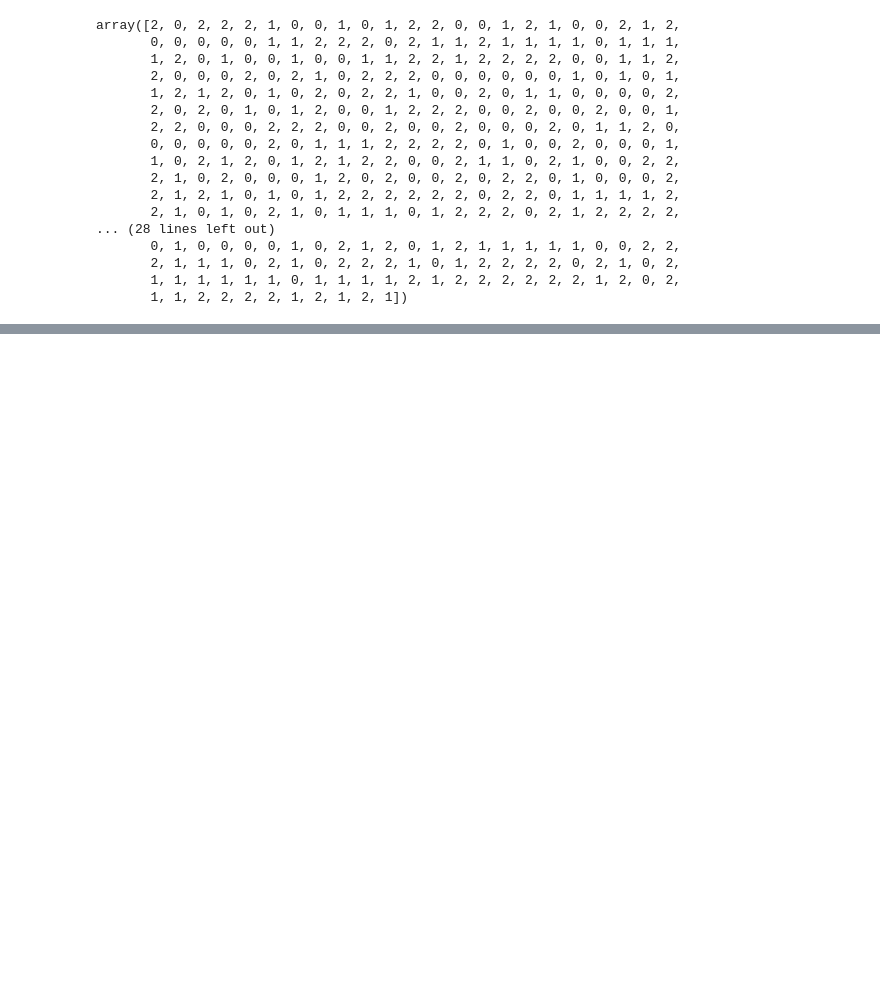
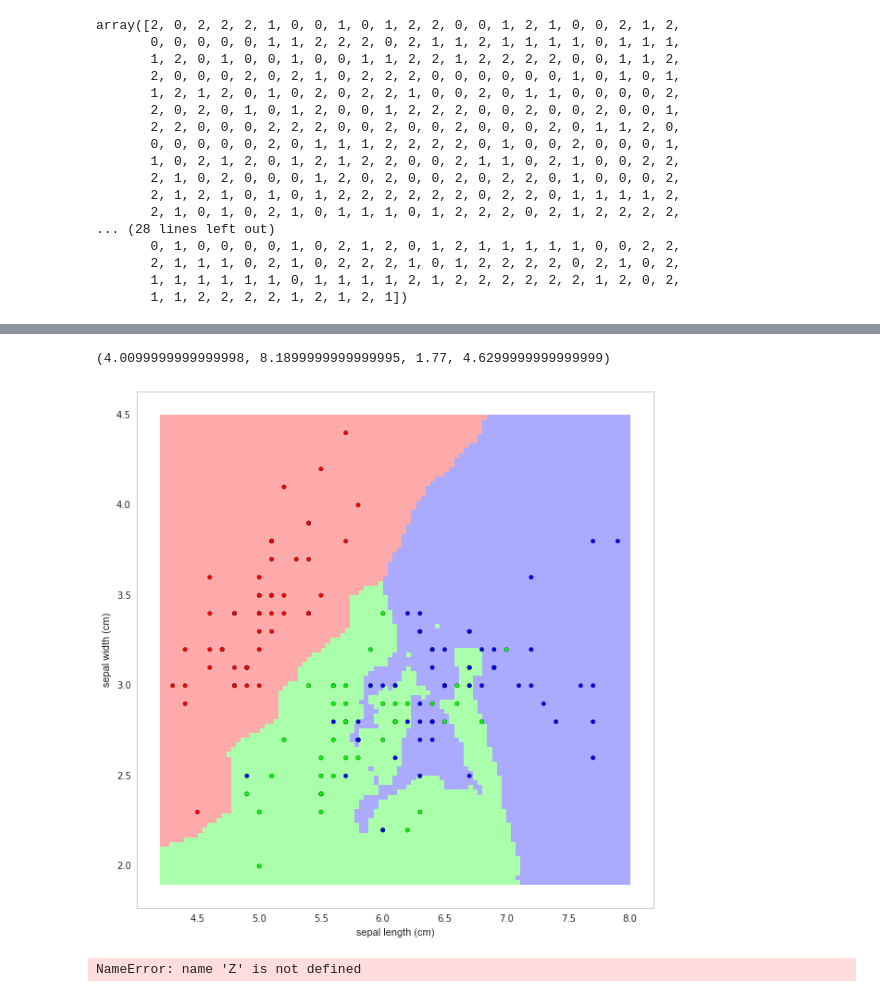
Before and after one commit to azbones/big_data, a Jupyter notebook: week_5/Week 6- ML and Stats.ipynb, the cells around one changed output, grey strips where cells are left out. Cells and saved outputs as stored; diff of their text form; code cells hidden in the pictures; blank space fills up the shorter version.

```diff
--- a/week_5/Week 6- ML and Stats.ipynb
+++ b/week_5/Week 6- ML and Stats.ipynb
@@ -91,0 +101,8 @@ plt.show()
+# %%
+from sklearn import neighbors, datasets
+iris = datasets.load_iris()
+X, y = iris.data, iris.target
+knn = neighbors.KNeighborsClassifier(n_neighbors=1)
+knn.fit(X, y)
+# What kind of iris has 3cm x 5cm sepal and 4cm x 2cm petal?
+print iris.target_names[knn.predict([[3, 5, 4, 2]])]
@@ -91,0 +134,37 @@ plt.show()
+# %%
+import numpy as np
+from matplotlib.colors import ListedColormap
+cmap_light = ListedColormap(['#FFAAAA', '#AAFFAA', '#AAAAFF'])
+cmap_bold = ListedColormap(['#FF0000', '#00FF00', '#0000FF'])
+
+knn = neighbors.KNeighborsClassifier(n_neighbors=3)
+iris = datasets.load_iris()
+X = iris.data[:, :2]  # we only take the first two features. We could
+                    # avoid this ugly slicing by using a two-dim dataset
+y = iris.target
+
+knn.fit(X, y)
+
+x_min, x_max = X[:, 0].min() - .1, X[:, 0].max() + .1
+y_min, y_max = X[:, 1].min() - .1, X[:, 1].max() + .1
+xx, yy = np.meshgrid(np.linspace(x_min, x_max, 100),
+                     np.linspace(y_min, y_max, 100))
+Z = knn.predict(np.c_[xx.ravel(), yy.ravel()])
+
+# Put the result into a color plot
+Z = Z.reshape(xx.shape)
+plt.figure()
+plt.pcolormesh(xx, yy, Z, cmap=cmap_light)
+
+# Plot also the training points
+plt.scatter(X[:, 0], X[:, 1], c=y, cmap=cmap_bold)
+plt.xlabel('sepal length (cm)')
+plt.ylabel('sepal width (cm)')
+plt.axis('tight')
+# %% [output]
+(4.0099999999999998, 8.1899999999999995, 1.77, 4.6299999999999999)
+[figure, added]
+# %%
+Z
+# %% [output]
+NameError: name 'Z' is not defined
```
Also changed, not shown: parts of 8 cells of this notebook.
